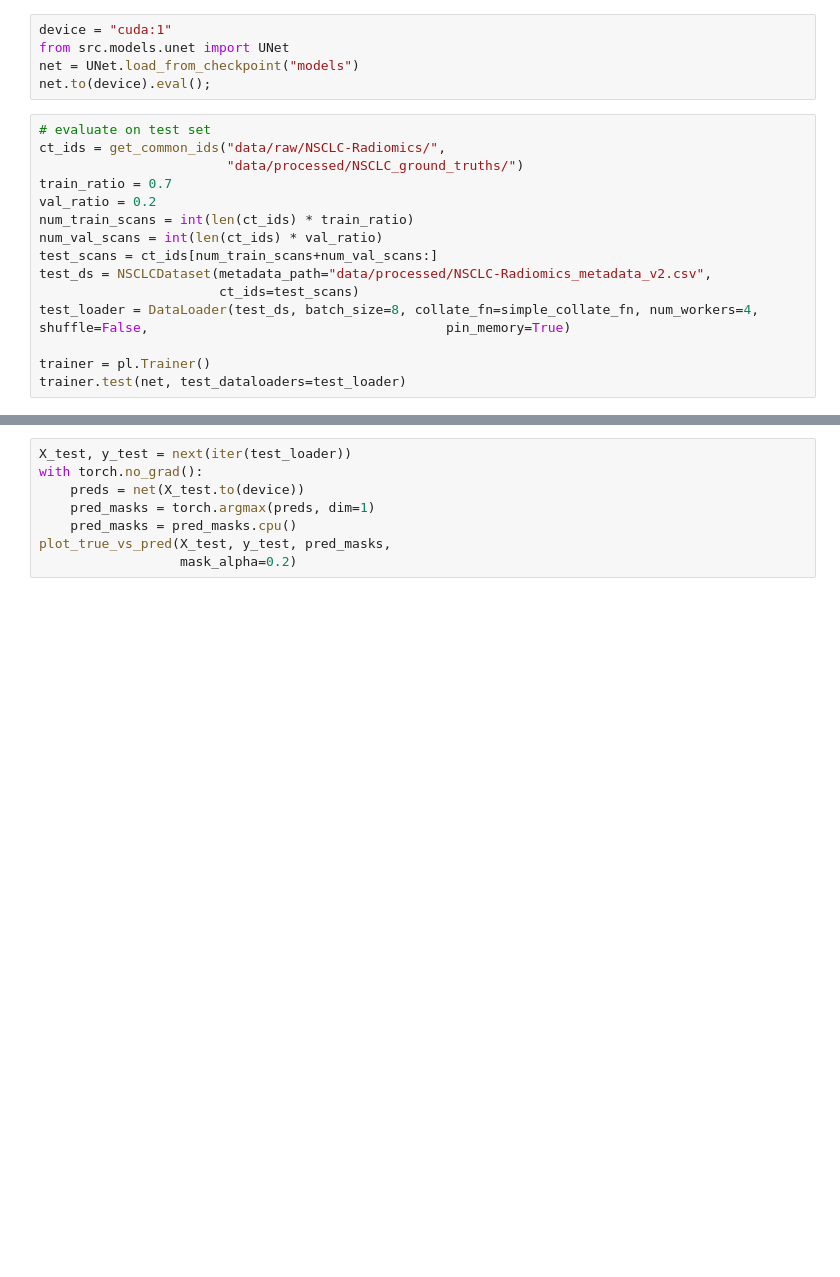
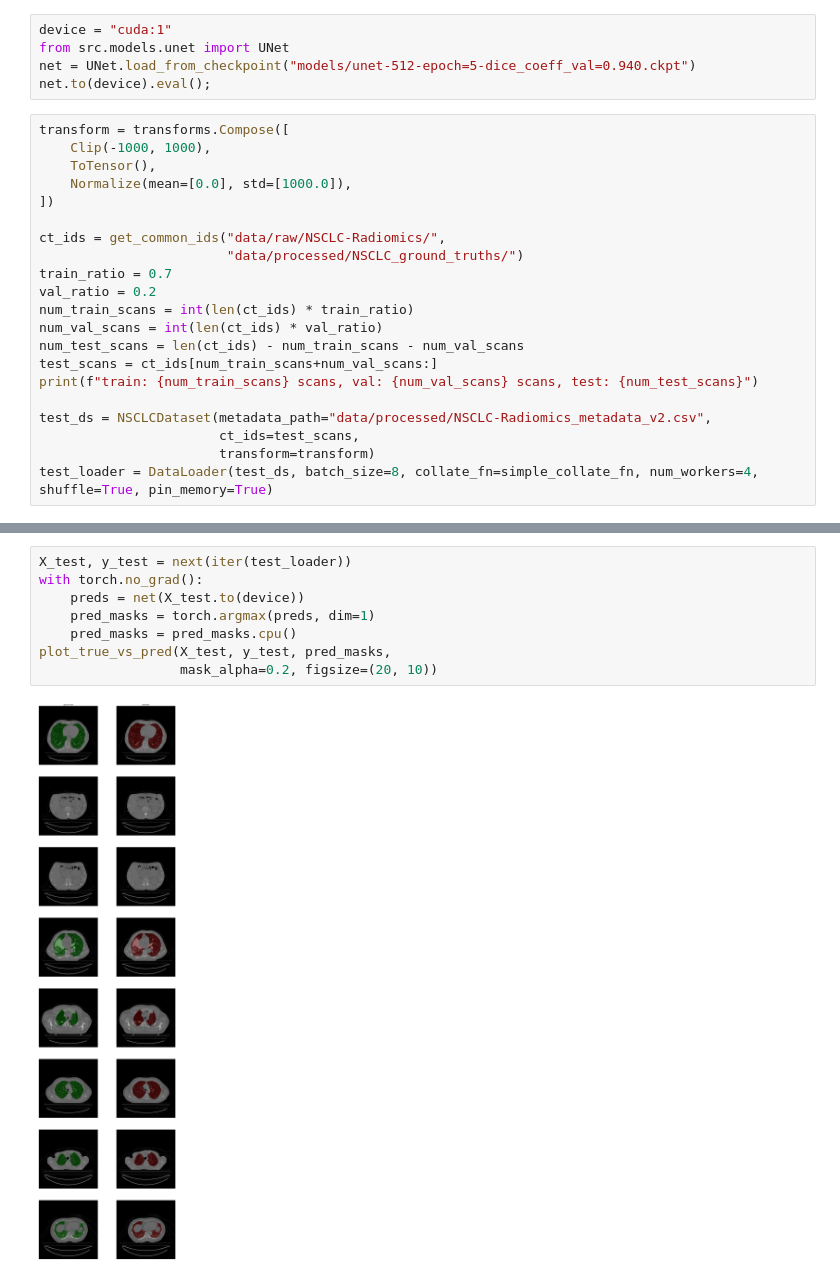
Before and after one commit to minhduc0711/lung-segmentation, a Jupyter notebook: notebooks/2.1-duc-unet-results.ipynb, the cells around one changed output, grey strips where cells are left out. Saved outputs shown, nothing was run; the diff lists cells and outputs as text; blank space fills up the shorter version.

```diff
--- a/notebooks/2.1-duc-unet-results.ipynb
+++ b/notebooks/2.1-duc-unet-results.ipynb
@@ -26,20 +26,26 @@ from src.preprocess import DEFAULT_TRANSFORM
 # %%
 device = "cuda:1"
 from src.models.unet import UNet
-net = UNet.load_from_checkpoint("models")
+net = UNet.load_from_checkpoint("models/unet-512-epoch=5-dice_coeff_val=0.940.ckpt")
 net.to(device).eval();
 # %%
-# evaluate on test set
+transform = transforms.Compose([
+    Clip(-1000, 1000),
+    ToTensor(),
+    Normalize(mean=[0.0], std=[1000.0]),
+])
+
 ct_ids = get_common_ids("data/raw/NSCLC-Radiomics/",
                         "data/processed/NSCLC_ground_truths/")
 train_ratio = 0.7
 val_ratio = 0.2
 num_train_scans = int(len(ct_ids) * train_ratio)
 num_val_scans = int(len(ct_ids) * val_ratio)
+num_test_scans = len(ct_ids) - num_train_scans - num_val_scans
 test_scans = ct_ids[num_train_scans+num_val_scans:]
+print(f"train: {num_train_scans} scans, val: {num_val_scans} scans, test: {num_test_scans}")
+
 test_ds = NSCLCDataset(metadata_path="data/processed/NSCLC-Radiomics_metadata_v2.csv",
-                       ct_ids=test_scans)
-test_loader = DataLoader(test_ds, batch_size=8, collate_fn=simple_collate_fn, num_workers=4, shuffle=False,                                      pin_memory=True)
-
-trainer = pl.Trainer()
-trainer.test(net, test_dataloaders=test_loader)
+                       ct_ids=test_scans,
+                       transform=transform)
+test_loader = DataLoader(test_ds, batch_size=8, collate_fn=simple_collate_fn, num_workers=4, shuffle=True, pin_memory=True)
@@ -46,8 +54,10 @@ trainer.test(net, test_dataloaders=test_loader)
 # %%
 X_test, y_test = next(iter(test_loader))
 with torch.no_grad():
     preds = net(X_test.to(device))
     pred_masks = torch.argmax(preds, dim=1)
     pred_masks = pred_masks.cpu()
 plot_true_vs_pred(X_test, y_test, pred_masks,
-                  mask_alpha=0.2)
+                  mask_alpha=0.2, figsize=(20, 10))
+# %% [output]
+[figure, added]
```
Also changed, not shown: parts of 4 cells of this notebook, 5 other files.
